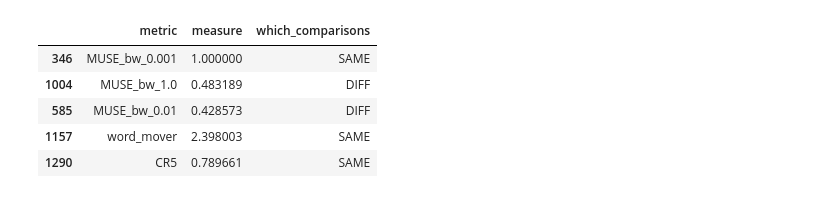
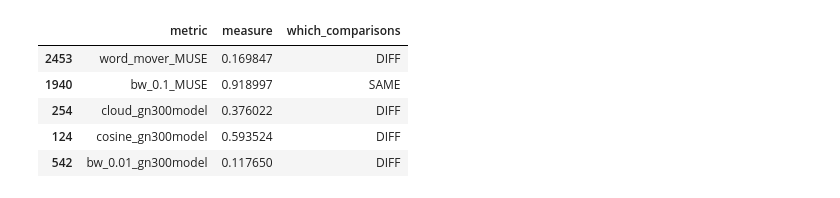
Before and after one commit to meedan/textsimilarity, a Jupyter notebook: Boxplots_for_test_textsim.ipynb, the cells around one changed output. Cells and saved outputs as stored; diff of their text form; code cells hidden in the pictures.

```diff
--- a/Boxplots_for_test_textsim.ipynb
+++ b/Boxplots_for_test_textsim.ipynb
@@ -4,16 +4,16 @@ import pandas as pd
 import matplotlib.pyplot as plt
 import seaborn as sns
 # %%
-infile = 'output_measures_textsim.csv'
+infile = 'output_measures_textsim_norm.csv'
 df = pd.read_csv(infile)
 df.sample(5)
 # %% [output]
 |  | metric | measure | which_comparisons |
-| 346 | MUSE_bw_0.001 | 1.000000 | SAME |
-| 1004 | MUSE_bw_1.0 | 0.483189 | DIFF |
-| 585 | MUSE_bw_0.01 | 0.428573 | DIFF |
-| 1157 | word_mover | 2.398003 | SAME |
-| 1290 | CR5 | 0.789661 | SAME |
+| 2453 | word_mover_MUSE | 0.169847 | DIFF |
+| 1940 | bw_0.1_MUSE | 0.918997 | SAME |
+| 254 | cloud_gn300model | 0.376022 | DIFF |
+| 124 | cosine_gn300model | 0.593524 | DIFF |
+| 542 | bw_0.01_gn300model | 0.117650 | DIFF |
 # %%
 def normalise(scores,inverse=False):
     mn=min(scores)
```
Also changed, not shown: parts of 5 cells of this notebook.
